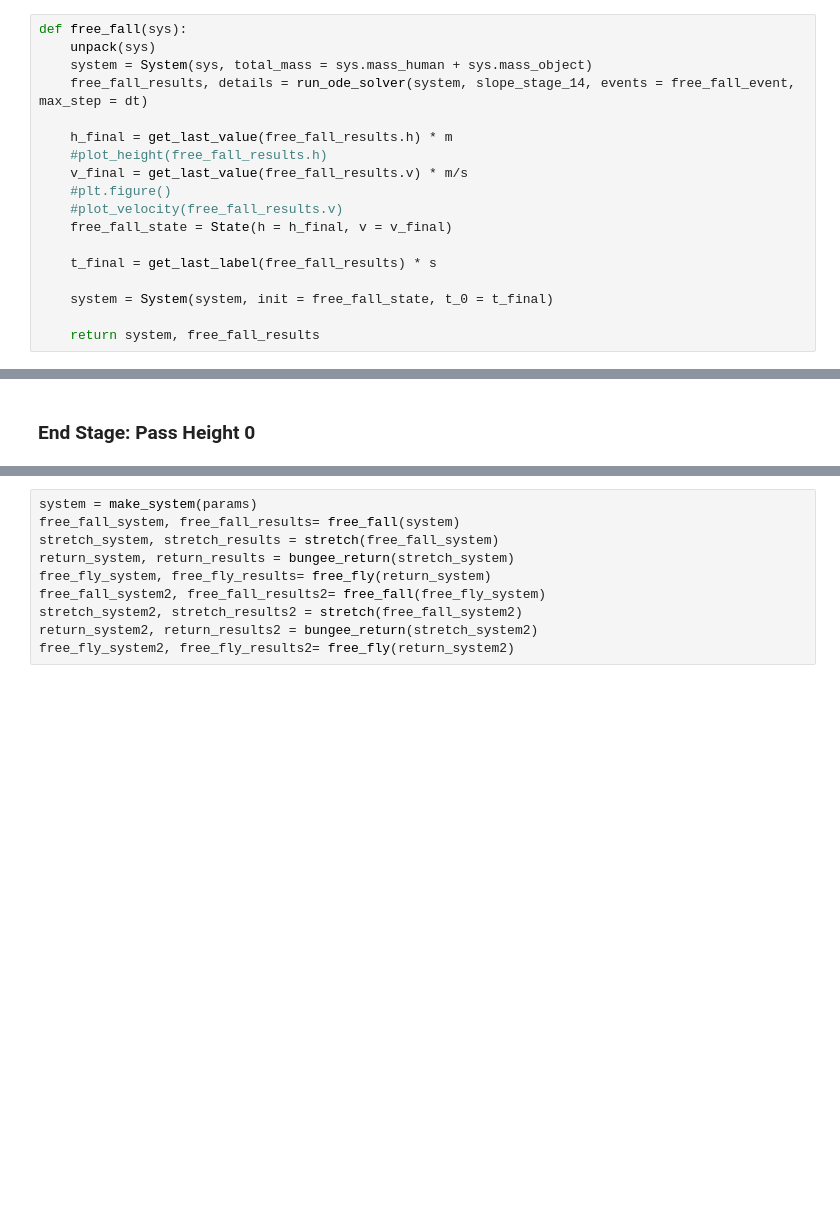
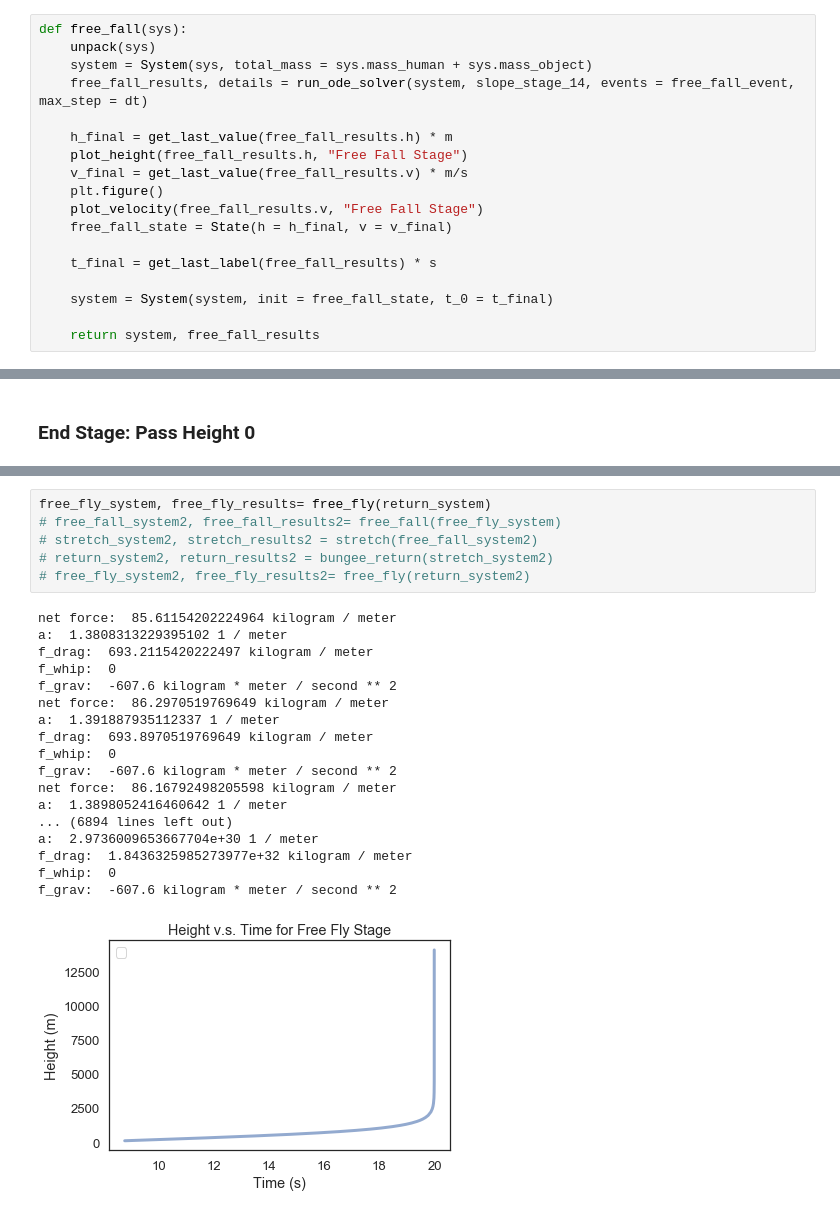
Before and after one commit to nightengail/Modsim-Project-3, a Jupyter notebook: Bungee Jumping Drop_ Modsim Project 3.ipynb, the cells around one changed output, grey strips where cells are left out. Drawn from its saved outputs; the diff is of its cells as text; blank space fills up the shorter version.

Commit message:
Working with drag!!!

```diff
--- a/Bungee Jumping Drop_ Modsim Project 3.ipynb
+++ b/Bungee Jumping Drop_ Modsim Project 3.ipynb
@@ -137,10 +144,10 @@ def free_fall(sys):
     free_fall_results, details = run_ode_solver(system, slope_stage_14, events = free_fall_event, max_step = dt)
 
     h_final = get_last_value(free_fall_results.h) * m
-    #plot_height(free_fall_results.h)
+    plot_height(free_fall_results.h, "Free Fall Stage")
     v_final = get_last_value(free_fall_results.v) * m/s
-    #plt.figure()
-    #plot_velocity(free_fall_results.v)
+    plt.figure()
+    plot_velocity(free_fall_results.v, "Free Fall Stage")
     free_fall_state = State(h = h_final, v = v_final)
 
     t_final = get_last_label(free_fall_results) * s
@@ -269,10 +309,25 @@ def free_fly(sys):
 # %%
-system = make_system(params)
-free_fall_system, free_fall_results= free_fall(system)
-stretch_system, stretch_results = stretch(free_fall_system)
-return_system, return_results = bungee_return(stretch_system)
 free_fly_system, free_fly_results= free_fly(return_system)
-free_fall_system2, free_fall_results2= free_fall(free_fly_system)
-stretch_system2, stretch_results2 = stretch(free_fall_system2)
-return_system2, return_results2 = bungee_return(stretch_system2)
-free_fly_system2, free_fly_results2= free_fly(return_system2)
+# free_fall_system2, free_fall_results2= free_fall(free_fly_system)
+# stretch_system2, stretch_results2 = stretch(free_fall_system2)
+# return_system2, return_results2 = bungee_return(stretch_system2)
+# free_fly_system2, free_fly_results2= free_fly(return_system2)
+# %% [output]
+net force:  85.61154202224964 kilogram / meter
+a:  1.3808313229395102 1 / meter
+f_drag:  693.2115420222497 kilogram / meter
+f_whip:  0
+f_grav:  -607.6 kilogram * meter / second ** 2
+net force:  86.2970519769649 kilogram / meter
+a:  1.391887935112337 1 / meter
+f_drag:  693.8970519769649 kilogram / meter
+f_whip:  0
+f_grav:  -607.6 kilogram * meter / second ** 2
+net force:  86.16792498205598 kilogram / meter
+a:  1.3898052416460642 1 / meter
+... (6894 lines left out)
+a:  2.9736009653667704e+30 1 / meter
+f_drag:  1.8436325985273977e+32 kilogram / meter
+f_whip:  0
+f_grav:  -607.6 kilogram * meter / second ** 2
+[figure, added]
```
Also changed, not shown: parts of 12 cells of this notebook.
